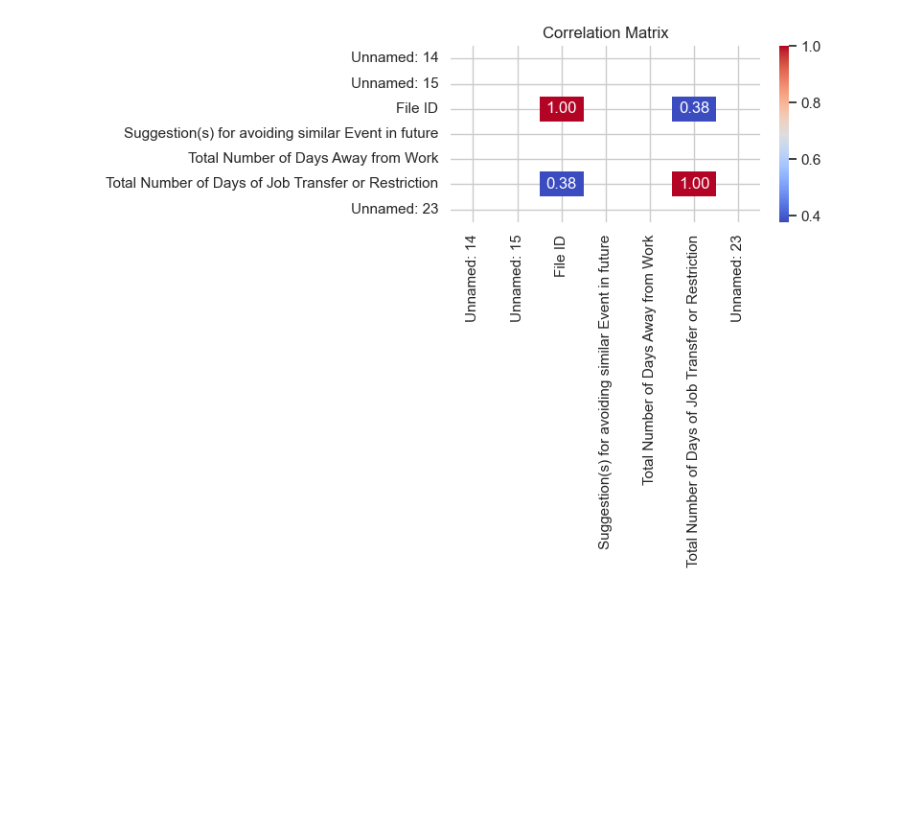
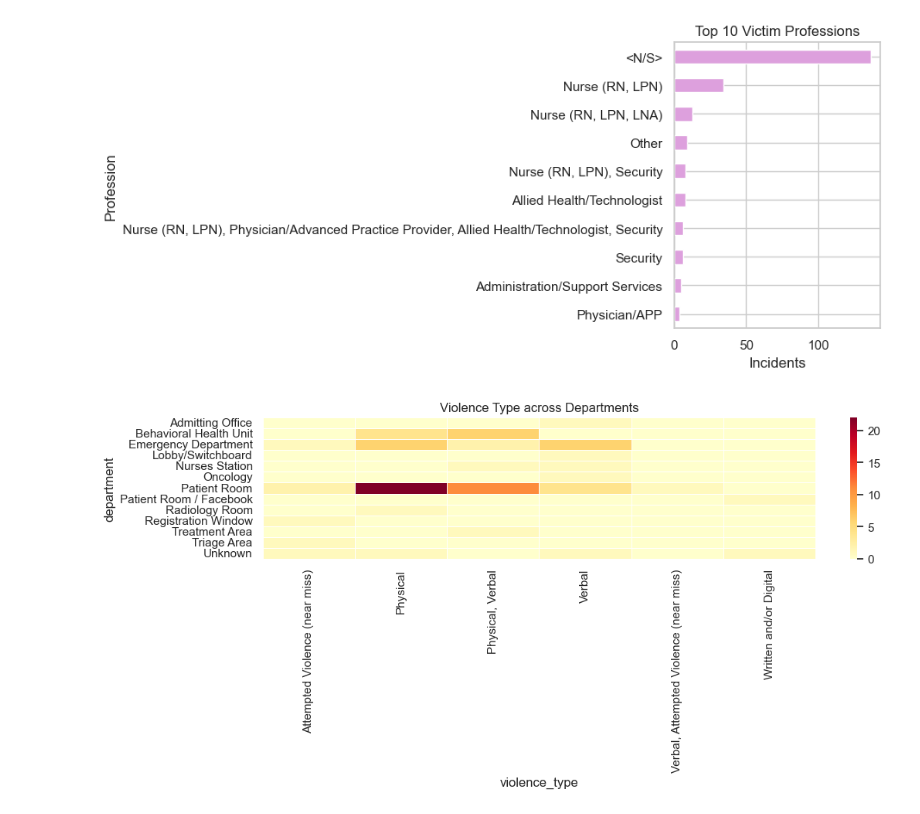
Before and after one commit to Ruobing1997/DS_5110_Final_Project, a Jupyter notebook: cleaned_data/lily/eda.ipynb, the cells around one changed output. Saved outputs shown, nothing was run; the diff lists cells and outputs as text; code cells hidden in the pictures; blank space fills up the shorter version.

```diff
--- a/cleaned_data/lily/eda.ipynb
+++ b/cleaned_data/lily/eda.ipynb
@@ -95,19 +92,0 @@ plt.show()
-# %%
-# ========== Victim Profession ==========
-# Replace "<N/S>" string with actual NaN
-df['victim_profession'] = df['victim_profession'].replace('<N/S>', np.nan)
-
-# Drop missing values from victim_profession
-df_victim_prof = df[df['victim_profession'].notna()]
-
-
-# Plot top 10 victim professions - improved spacing
-plt.figure(figsize=(12,6), constrained_layout=True)
-df_victim_prof['victim_profession'].value_counts().head(10).plot(kind='bar', color='plum')
-
-plt.title("Top 10 Victim Professions")
-plt.xlabel("Profession")
-plt.ylabel("Incidents")
-plt.xticks(rotation=35, ha='right')
-
-plt.show()
@@ -116,13 +93,22 @@ plt.show()
-# %%
-# ========== Correlation Matrix (if numeric) ==========
-numeric_cols = df.select_dtypes(include=['number'])
-if not numeric_cols.empty:
-    plt.figure(figsize=(8,6))
-    sns.heatmap(numeric_cols.corr(), annot=True, cmap='coolwarm', fmt='.2f')
-    plt.title("Correlation Matrix")
-    plt.tight_layout()
-    plt.show()
-else:
-    print("No numeric columns to display correlation.")
-# %% [output]
-[figure, removed]
+# %%
+# ===== 8. Top 10 Professions Affected =====
+plt.figure(figsize=(10,5))
+df['victim_profession'].value_counts().head(10).plot(kind='barh', color='plum')
+plt.title("Top 10 Victim Professions")
+plt.xlabel("Incidents")
+plt.ylabel("Profession")
+plt.gca().invert_yaxis()
+plt.tight_layout(pad=3.0)
+plt.show()
+# %% [output]
+[figure, added]
+# %%
+# ===== 9. Violence Type vs Department Heatmap =====
+violence_dept_ct = pd.crosstab(df['department'], df['violence_type'])
+plt.figure(figsize=(12,6))
+sns.heatmap(violence_dept_ct, cmap="YlOrRd", linewidths=0.5)
+plt.title("Violence Type across Departments")
+plt.tight_layout(pad=3.0)
+plt.show()
+# %% [output]
+[figure, added]
```
Also changed, not shown: parts of 12 cells of this notebook, 3 other files.
